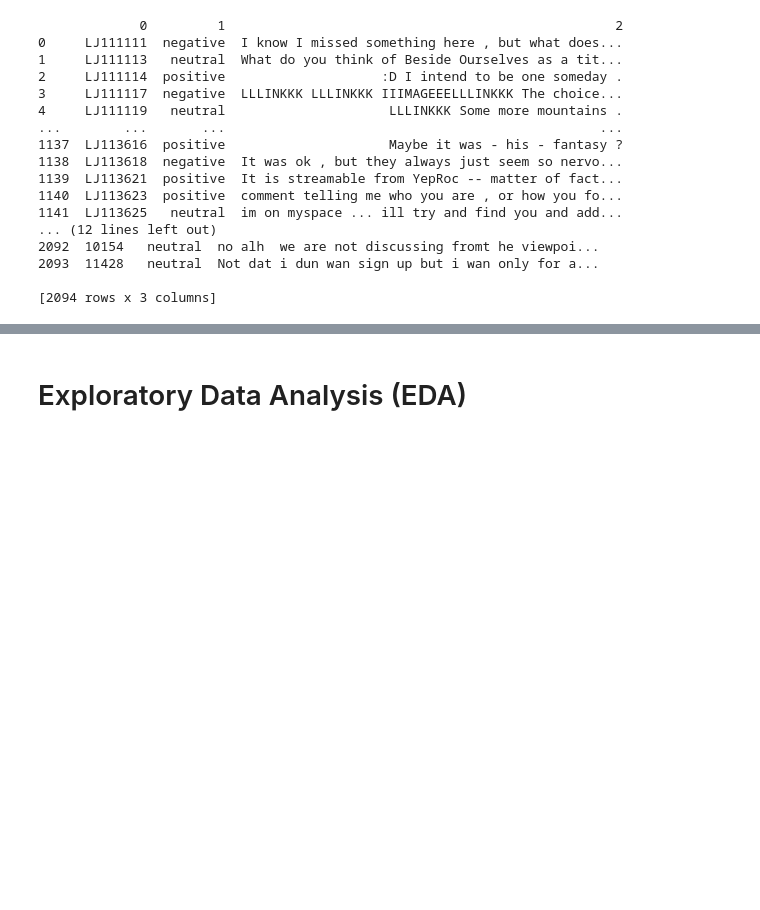
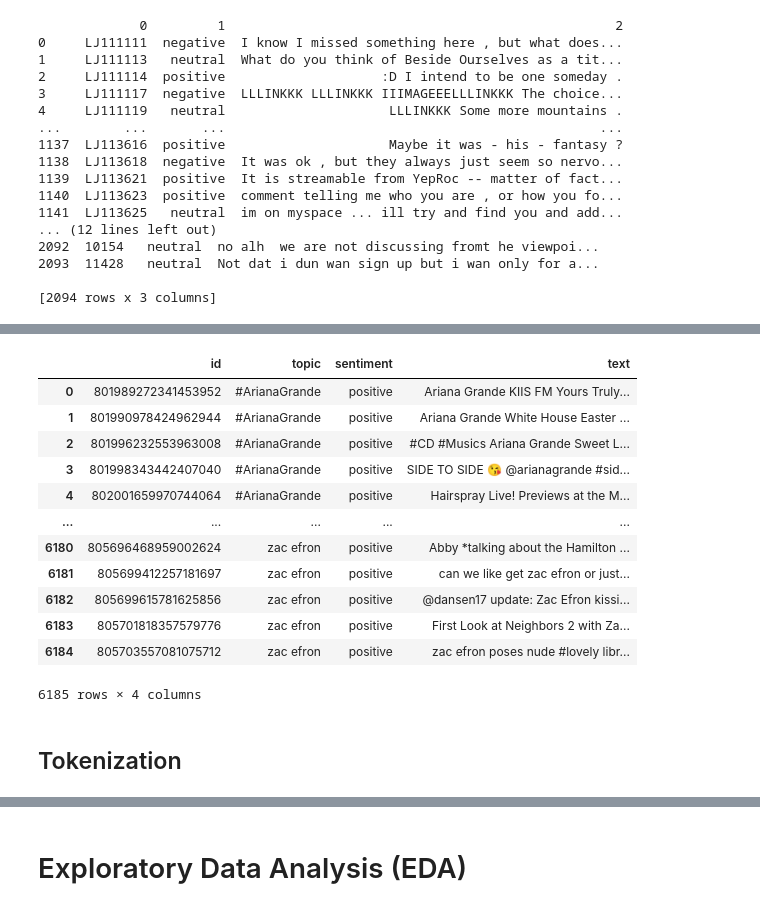
Before and after one commit to donyeun/AMLSII_19-20_SN18154195, a Jupyter notebook: AMLS_II.ipynb, the cells around one changed output, grey strips where cells are left out. Drawn from its saved outputs; the diff is of its cells as text; code cells hidden in the pictures; blank space fills up the shorter version.

```diff
--- a/AMLS_II.ipynb
+++ b/AMLS_II.ipynb
@@ -29,7 +29,7 @@ cfg = {
            'test_file_task_b': '/content/drive/My Drive/public/AMLSII_19-20_SN18154195/dataset/testing/SemEval2017-task4-test/SemEval2017-task4-test.subtask-BD.english.txt',
        },
        'task_a': {
-           'use_additional_dataset': True,
+           'use_additional_dataset': False,
        },
        'preprocessing': {
            'tokenization': {
@@ -197,4 +205,18 @@ task_a_test_df
 # %%
-task_b_test_df = pd.read_csv(cfg['paths']['test_file_task_b'], sep='\t', header=None)
+task_b_test_df = pd.read_csv(cfg['paths']['test_file_task_b'], sep='\t', header=None, quoting=csv.QUOTE_NONE)
 task_b_test_df = clean_dataframe_format(task_b_test_df, ['id', 'topic', 'sentiment', 'text'])
 task_b_test_df
+# %% [output]
+|  | id | topic | sentiment | text |
+| 0 | 801989272341453952 | #ArianaGrande | positive | Ariana Grande KIIS FM Yours Truly... |
+| 1 | 801990978424962944 | #ArianaGrande | positive | Ariana Grande White House Easter ... |
+| 2 | 801996232553963008 | #ArianaGrande | positive | #CD #Musics Ariana Grande Sweet L... |
+| 3 | 801998343442407040 | #ArianaGrande | positive | SIDE TO SIDE 😘 @arianagrande #sid... |
+| 4 | 802001659970744064 | #ArianaGrande | positive | Hairspray Live! Previews at the M... |
+| ... | ... | ... | ... | ... |
+| 6180 | 805696468959002624 | zac efron | positive | Abby *talking about the Hamilton ... |
+| 6181 | 805699412257181697 | zac efron | positive | can we like get zac efron or just... |
+| 6182 | 805699615781625856 | zac efron | positive | @dansen17 update: Zac Efron kissi... |
+| 6183 | 805701818357579776 | zac efron | positive | First Look at Neighbors 2 with Za... |
+| 6184 | 805703557081075712 | zac efron | positive | zac efron poses nude #lovely libr... |
+6185 rows × 4 columns
@@ -200,0 +245,2 @@ task_b_test_df
+# %% [markdown]
+## Tokenization
```
Also changed, not shown: parts of 20 cells of this notebook.
